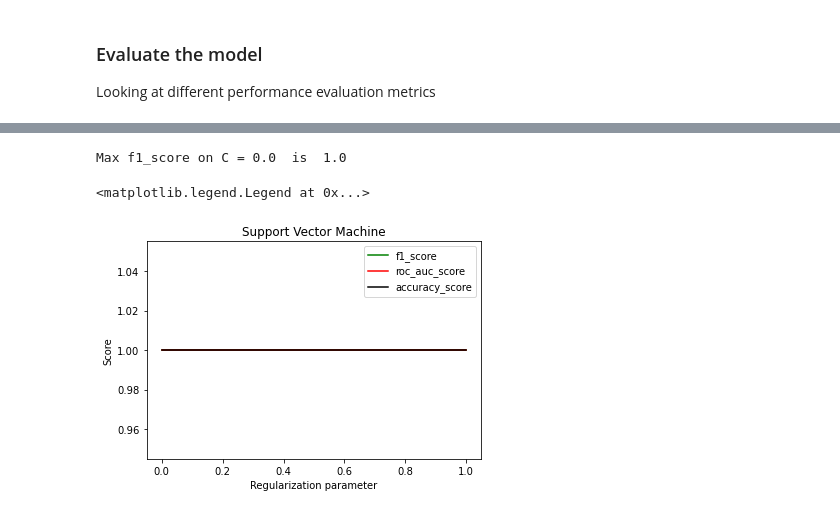
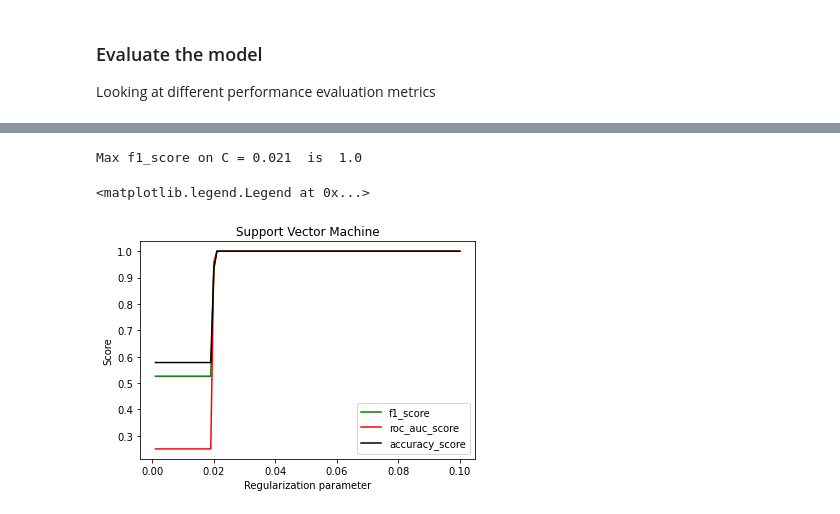
Before and after one commit to habtamu/adversarial-robustness-toolbox, a Jupyter notebook: notebooks/Exp-1_train_iris_SVC_locally.ipynb, the cells around one changed output, grey strips where cells are left out. Saved outputs shown, nothing was run; the diff lists cells and outputs as text; code cells hidden in the pictures.

```diff
--- a/notebooks/Exp-1_train_iris_SVC_locally.ipynb
+++ b/notebooks/Exp-1_train_iris_SVC_locally.ipynb
@@ -339,0 +200,3 @@ def preprocess_standard(X_train: np.ndarray, X_test: np.ndarray) -> Tuple[np.nda
+# %%
+X = df_transformed.drop(['sepal_length','sepal_width','species'], axis=1).values #0=sepal_length, 1=sepal_width 2=petal_length, 3=petal_width
+y = df_transformed['species']
@@ -339,0 +218,7 @@ def preprocess_standard(X_train: np.ndarray, X_test: np.ndarray) -> Tuple[np.nda
+# %%
+# Preprocess - Training and testing set
+### standard
+(X_train, X_test) = preprocess_standard(X_train, X_test)
+
+### normalize
+#(X_train, X_test) = preprocess_minmax(X_train, X_test)
@@ -339,0 +290,5 @@ def preprocess_standard(X_train: np.ndarray, X_test: np.ndarray) -> Tuple[np.nda
+# %%
+from sklearn.linear_model import LogisticRegression
+
+model = LogisticRegression(penalty='l2', C=0.001, tol=1e-07, random_state=42)
+model.fit(X_train, y_train)
@@ -343,6 +381,6 @@ def preprocess_standard(X_train: np.ndarray, X_test: np.ndarray) -> Tuple[np.nda
 # %%
 from sklearn.svm import SVC
 
-model = SVC(kernel='rbf', C=1.0, random_state=42, probability=True)
+model = SVC(kernel='rbf', C=0.001, random_state=42, probability=True)
 model.fit(X_train, y_train)
 # %% [output]
@@ -487,9 +529,7 @@ import time
 
 def train_model(regularize, X_train, y_train):
     t1 = time.time()
-    if regularize == 0:
-        regularize = 0.1
-    model = SVC(kernel='rbf', C=regularize, random_state=42)
+    model = SVC(kernel='rbf', C=regularize, random_state=42, probability=True)
     model.fit(X_train, y_train)
     t2 = time.time()
 
@@ -515,34 +555,34 @@ y_recall = []
 y_precision = []
 y_auc = []
 y_fsc = []
 
-for j in np.linspace(0,1,11):
-    x_vals = np.linspace(0,1,11)
+for j in np.linspace(0.001,0.1,100):
+    x_vals = np.linspace(0.001,0.1,100)
     # train model
     clf, train_time = train_model(j , X_train, y_train)
     acc, recall, precision, auc, f1 = evaluate_model(clf, X_test, y_test)
     y_acc.append(acc)
     y_recall.append(recall)
     y_precision.append(precision)
     y_auc.append(auc)
     y_fsc.append(f1)
 
     if f1 > max_c:
         max_c = f1
         max_j = j
 
 
 print("Max f1_score on C =",  max_j , " is ", max_c)
 plt.figure()
 plt.xlabel('Regularization parameter')
 plt.ylabel('Score')
 plt.title('Support Vector Machine')
 plt.plot(x_vals, y_fsc, color = "green", label = "f1_score")
 plt.plot(x_vals, y_auc, color = "red", label = "roc_auc_score")
 plt.plot(x_vals, y_acc, color = "black", label = "accuracy_score")
 
 plt.legend()
 # %% [output]
-Max f1_score on C = 0.0  is  1.0
+Max f1_score on C = 0.021  is  1.0
 <matplotlib.legend.Legend at 0x...>
-[figure, old version]
+[figure, new version]
```
Also changed, not shown: parts of 60 cells of this notebook, 29 other files.
